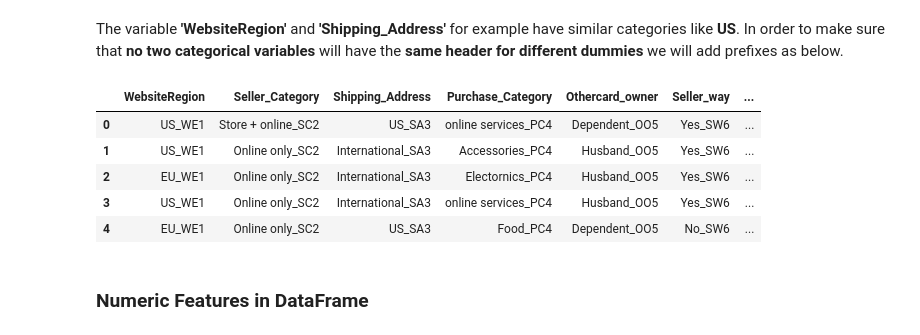
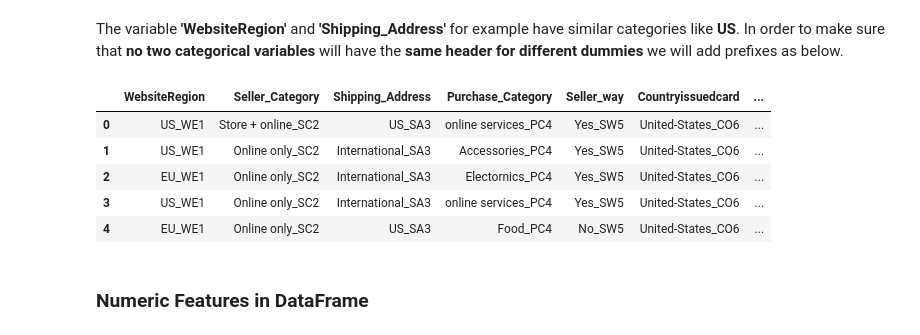
Before and after one commit to CyprianFusi/FraudDetectionModel-with-Gretl, a Jupyter notebook: fraud_detection.ipynb, the cells around one changed output. Drawn from its saved outputs; the diff is of its cells as text; code cells hidden in the pictures.

```diff
--- a/fraud_detection.ipynb
+++ b/fraud_detection.ipynb
@@ -54,3 +54,5 @@ print(z[z > 0])
 # %% [output]
 Othercard_owner    6482
 dtype: int64
+# %%
+df.drop('Othercard_owner', axis = 1, inplace = True)
@@ -236,20 +239,19 @@ The variable **'WebsiteRegion'** and **'Shipping_Address'** for example have sim
 # %%
 df_obj['WebsiteRegion'] = df_obj.WebsiteRegion + "_WE1"
 df_obj['Seller_Category'] = df_obj.Seller_Category + "_SC2"
 df_obj['Shipping_Address'] = df_obj.Shipping_Address + "_SA3"
 df_obj['Purchase_Category'] = df_obj.Purchase_Category + "_PC4"
-df_obj['Othercard_owner'] = df_obj.Othercard_owner + "_OO5"
-df_obj['Seller_way'] = df_obj.Seller_way +"_SW6"
-df_obj['Countryissuedcard'] = df_obj.Countryissuedcard + "_CO7"
+df_obj['Seller_way'] = df_obj.Seller_way +"_SW5"
+df_obj['Countryissuedcard'] = df_obj.Countryissuedcard + "_CO6"
 
 df_obj.head()
 # %% [output]
-|  | WebsiteRegion | Seller_Category | Shipping_Address | Purchase_Category | Othercard_owner | Seller_way | ... |
-| 0 | US_WE1 | Store + online_SC2 | US_SA3 | online services_PC4 | Dependent_OO5 | Yes_SW6 | ... |
-| 1 | US_WE1 | Online only_SC2 | International_SA3 | Accessories_PC4 | Husband_OO5 | Yes_SW6 | ... |
-| 2 | EU_WE1 | Online only_SC2 | International_SA3 | Electornics_PC4 | Husband_OO5 | Yes_SW6 | ... |
-| 3 | US_WE1 | Online only_SC2 | International_SA3 | online services_PC4 | Husband_OO5 | Yes_SW6 | ... |
-| 4 | EU_WE1 | Online only_SC2 | US_SA3 | Food_PC4 | Dependent_OO5 | No_SW6 | ... |
+|  | WebsiteRegion | Seller_Category | Shipping_Address | Purchase_Category | Seller_way | Countryissuedcard | ... |
+| 0 | US_WE1 | Store + online_SC2 | US_SA3 | online services_PC4 | Yes_SW5 | United-States_CO6 | ... |
+| 1 | US_WE1 | Online only_SC2 | International_SA3 | Accessories_PC4 | Yes_SW5 | United-States_CO6 | ... |
+| 2 | EU_WE1 | Online only_SC2 | International_SA3 | Electornics_PC4 | Yes_SW5 | United-States_CO6 | ... |
+| 3 | US_WE1 | Online only_SC2 | International_SA3 | online services_PC4 | Yes_SW5 | United-States_CO6 | ... |
+| 4 | EU_WE1 | Online only_SC2 | US_SA3 | Food_PC4 | No_SW5 | United-States_CO6 | ... |
 # %% [markdown]
 ### Numeric Features in DataFrame
 # %%
```
Also changed, not shown: parts of 29 cells of this notebook, 1 other file.
